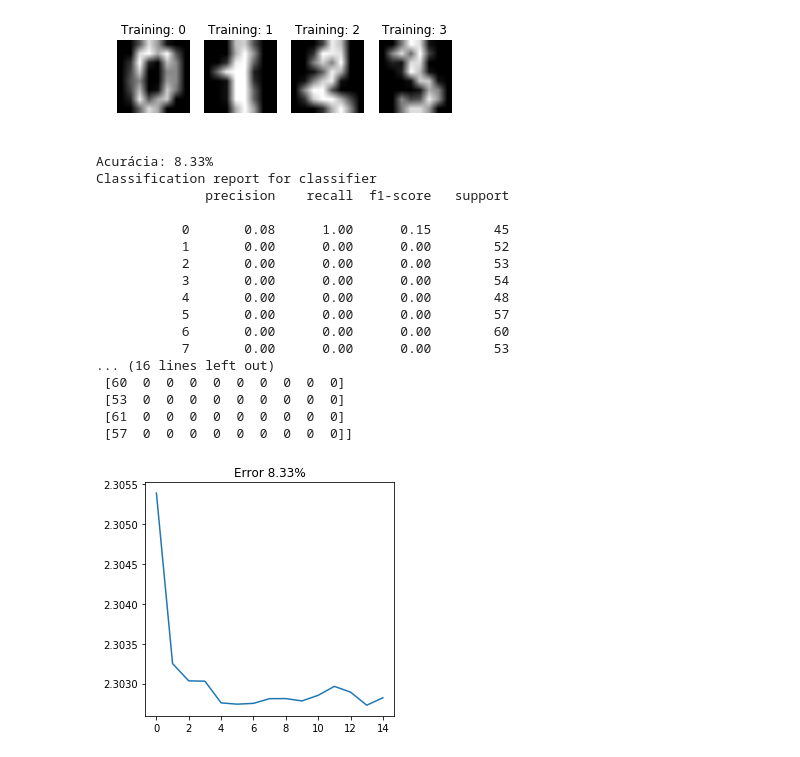
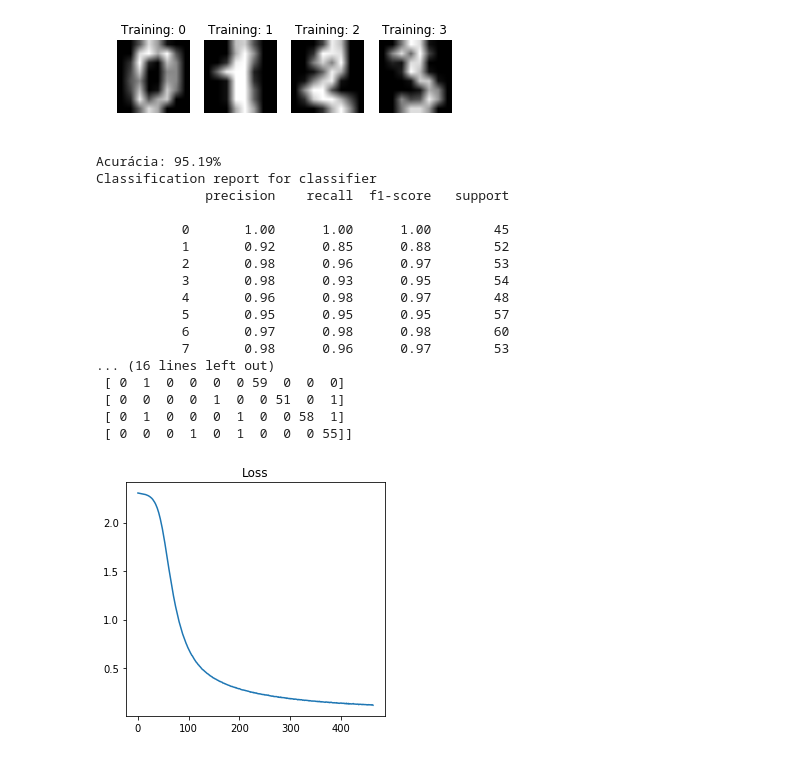
Before and after one commit to rdenadai/AI-Study-Notebooks, a Jupyter notebook: notebooks/NeuralNetwork_MNIST_VAL.ipynb, the cells around one changed output. Saved outputs shown, nothing was run; the diff lists cells and outputs as text; code cells hidden in the pictures.

```diff
--- a/notebooks/NeuralNetwork_MNIST_VAL.ipynb
+++ b/notebooks/NeuralNetwork_MNIST_VAL.ipynb
@@ -39,59 +163,63 @@ X_train, X_test, y_train, y_test = train_test_split(X, y, test_size=0.3, random_
 Qtd Digits:  1797
 [figure]
 # %%
-from src.nn import Dense, ReLU, Softmax, NeuralNetwork
-
 final_error = []
 better_acc = 0
 
 layers = (
-    Dense(inputs=64, outputs=100, activation=ReLU()),
-    Dense(inputs=100, outputs=16, activation=ReLU()),
-    Dense(inputs=16, outputs=10, activation=Softmax()),
+    Dense(inputs=64, outputs=52, activation=ReLU()),
+    Dense(inputs=52, outputs=10, activation=Softmax()),
 )
 
-md = NeuralNetwork(layers, X_train.copy(), y_train.copy(), loss='cross_entropy')
-error = md.train(epochs=500, lr=1e-1)
+md = NeuralNetwork(
+    layers,
+    X_train.copy(),
+    y_train.copy(),
+    loss='cross_entropy',
+    batch_size=32,
+    epochs=1500,
+    lr=1e-1)
+error = md.train()
 
 y_pred = md.predict(X_test.copy())
 
 acc = np.round((np.sum(y_pred == y_test) / len(y_test)) * 100, 2)
 if acc > better_acc:
     better_acc = acc
 final_error = error
 print(f'Acurácia: {acc}%')
 
 print("Classification report for classifier \n%s\n"
       % (classification_report(y_test, y_pred)))
 print('-' * 20)
 print("Confusion matrix:\n%s" % confusion_matrix(y_test, y_pred))
 
 if len(final_error):
     plt.figure(figsize=(8, 4))
     plt.subplot(1, 2, 1)
-    plt.title(f'Error {better_acc}%')
+    plt.title(f'Loss')
     plt.plot(range(len(final_error)), final_error)
     plt.tight_layout()
     plt.show()
 # %% [output]
-Acurácia: 8.33%
+Acurácia: 95.19%
 Classification report for classifier
               precision    recall  f1-score   support
 
-           0       0.08      1.00      0.15        45
-           1       0.00      0.00      0.00        52
-           2       0.00      0.00      0.00        53
-           3       0.00      0.00      0.00        54
-           4       0.00      0.00      0.00        48
-           5       0.00      0.00      0.00        57
-           6       0.00      0.00      0.00        60
-           7       0.00      0.00      0.00        53
+           0       1.00      1.00      1.00        45
+           1       0.92      0.85      0.88        52
+           2       0.98      0.96      0.97        53
+           3       0.98      0.93      0.95        54
+           4       0.96      0.98      0.97        48
+           5       0.95      0.95      0.95        57
+           6       0.97      0.98      0.98        60
+           7       0.98      0.96      0.97        53
 ... (16 lines left out)
- [60  0  0  0  0  0  0  0  0  0]
- [53  0  0  0  0  0  0  0  0  0]
- [61  0  0  0  0  0  0  0  0  0]
- [57  0  0  0  0  0  0  0  0  0]]
+ [ 0  1  0  0  0  0 59  0  0  0]
+ [ 0  0  0  0  1  0  0 51  0  1]
+ [ 0  1  0  0  0  1  0  0 58  1]
+ [ 0  0  0  1  0  1  0  0  0 55]]
-[figure, old version]
+[figure, new version]
 # %%
 classifier = MLPClassifier(
     max_iter=1500,
```
Also changed, not shown: parts of 7 cells of this notebook, 2 other files.
